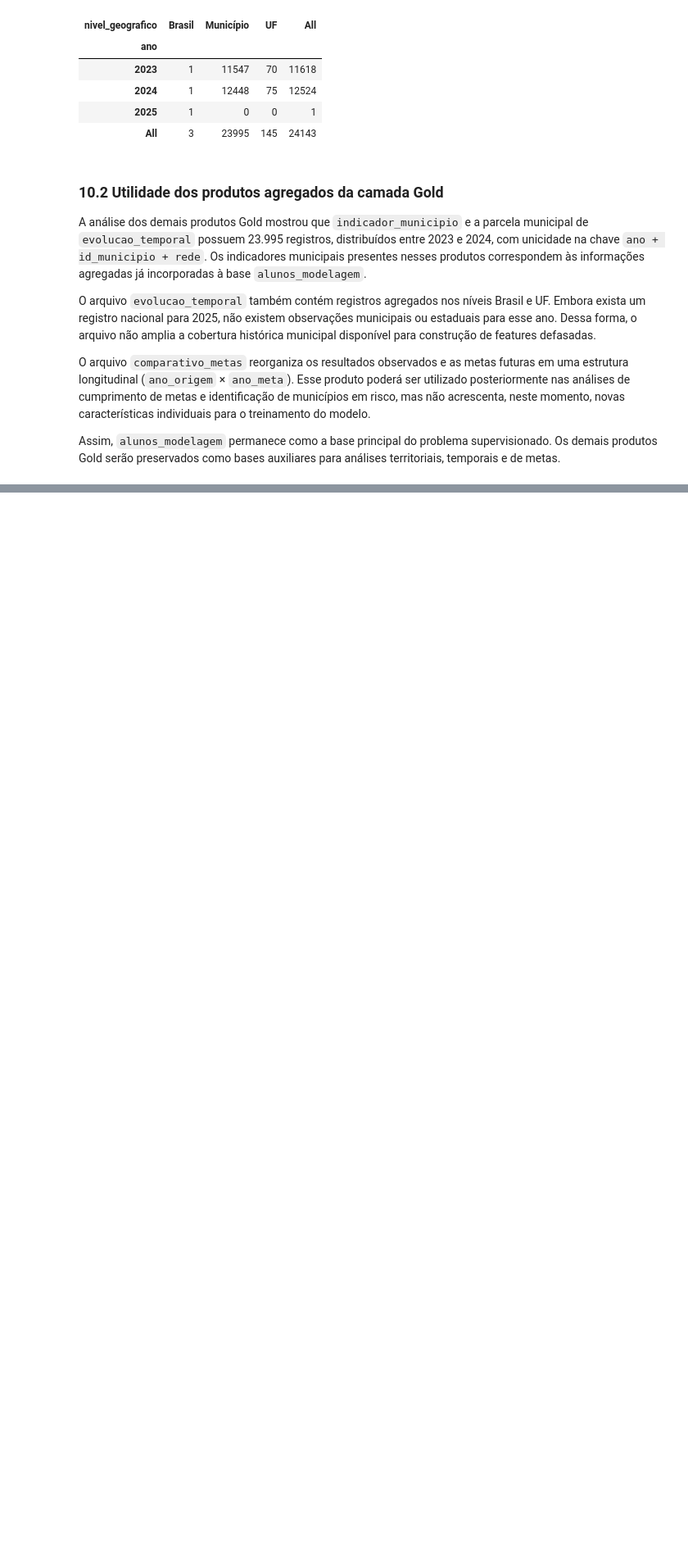
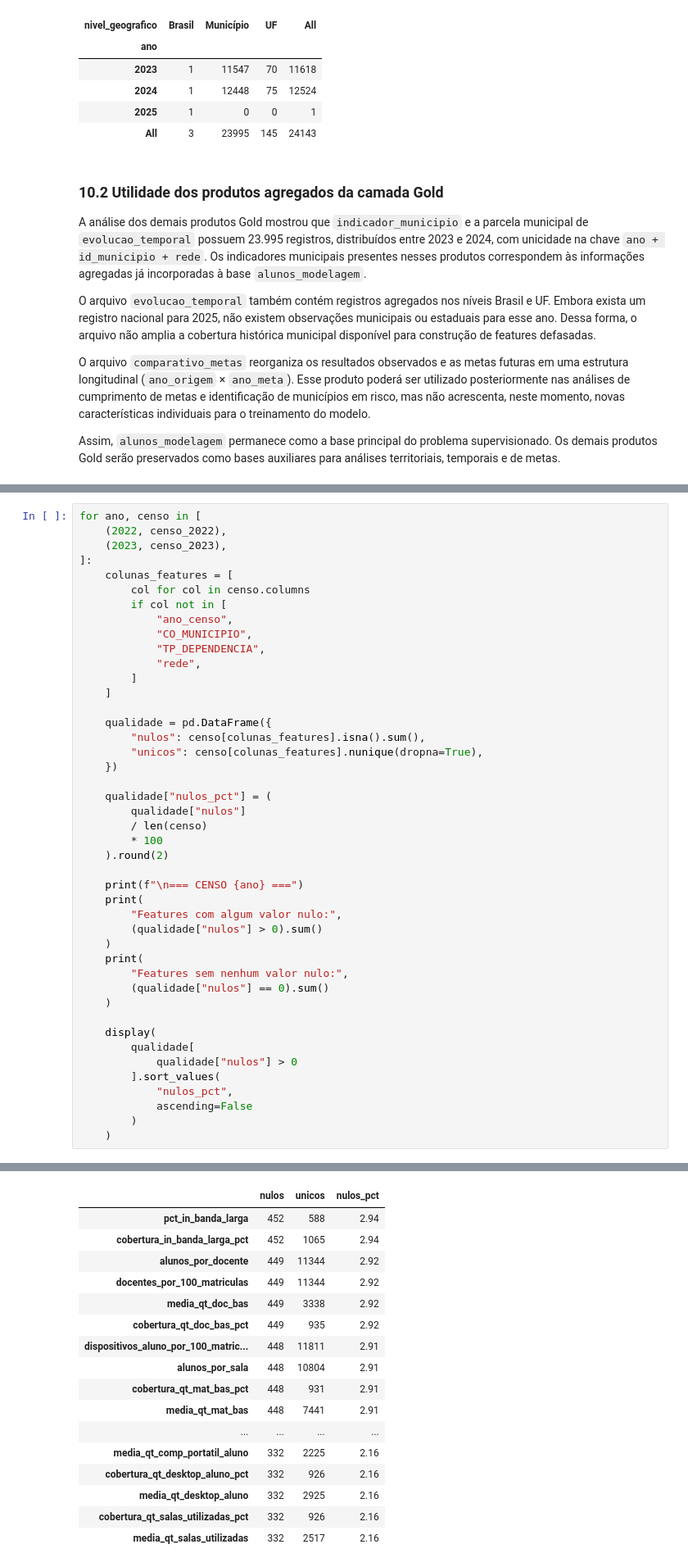
Before and after one commit to erick00denner/tech_challenge_3_alfabetizacao, a Jupyter notebook: notebooks/01_eda_alunos_modelagem.ipynb, the cells around one changed output, grey strips where cells are left out. Shown at 82% size. Saved outputs shown, nothing was run; the diff lists cells and outputs as text; blank space fills up the shorter version.

Commit message:
feat: add Census School data enrichment

```diff
--- a/notebooks/01_eda_alunos_modelagem.ipynb
+++ b/notebooks/01_eda_alunos_modelagem.ipynb
@@ -1434,0 +1751,45 @@ Assim, `alunos_modelagem` permanece como a base principal do problema supervisio
+# %%
+for ano, censo in [
+    (2022, censo_2022),
+    (2023, censo_2023),
+]:
+    colunas_features = [
+        col for col in censo.columns
+        if col not in [
+            "ano_censo",
+            "CO_MUNICIPIO",
+            "TP_DEPENDENCIA",
+            "rede",
+        ]
+    ]
+
+    qualidade = pd.DataFrame({
+        "nulos": censo[colunas_features].isna().sum(),
+        "unicos": censo[colunas_features].nunique(dropna=True),
+    })
+
+    qualidade["nulos_pct"] = (
+        qualidade["nulos"]
+        / len(censo)
+        * 100
+    ).round(2)
+
+    print(f"\n=== CENSO {ano} ===")
+    print(
+        "Features com algum valor nulo:",
+        (qualidade["nulos"] > 0).sum()
+    )
+    print(
+        "Features sem nenhum valor nulo:",
+        (qualidade["nulos"] == 0).sum()
+    )
+
+    display(
+        qualidade[
+            qualidade["nulos"] > 0
+        ].sort_values(
+            "nulos_pct",
+            ascending=False
+        )
+    )
+# %% [output]
@@ -1434,0 +1799,17 @@ Assim, `alunos_modelagem` permanece como a base principal do problema supervisio
+|  | nulos | unicos | nulos_pct |
+| pct_in_banda_larga | 452 | 588 | 2.94 |
+| cobertura_in_banda_larga_pct | 452 | 1065 | 2.94 |
+| alunos_por_docente | 449 | 11344 | 2.92 |
+| docentes_por_100_matriculas | 449 | 11344 | 2.92 |
+| media_qt_doc_bas | 449 | 3338 | 2.92 |
+| cobertura_qt_doc_bas_pct | 449 | 935 | 2.92 |
+| dispositivos_aluno_por_100_matric... | 448 | 11811 | 2.91 |
+| alunos_por_sala | 448 | 10804 | 2.91 |
+| cobertura_qt_mat_bas_pct | 448 | 931 | 2.91 |
+| media_qt_mat_bas | 448 | 7441 | 2.91 |
+| ... | ... | ... | ... |
+| media_qt_comp_portatil_aluno | 332 | 2225 | 2.16 |
+| cobertura_qt_desktop_aluno_pct | 332 | 926 | 2.16 |
+| media_qt_desktop_aluno | 332 | 2925 | 2.16 |
+| cobertura_qt_salas_utilizadas_pct | 332 | 926 | 2.16 |
+| media_qt_salas_utilizadas | 332 | 2517 | 2.16 |
```
Also changed, not shown: parts of 23 cells of this notebook, 5 other files.
